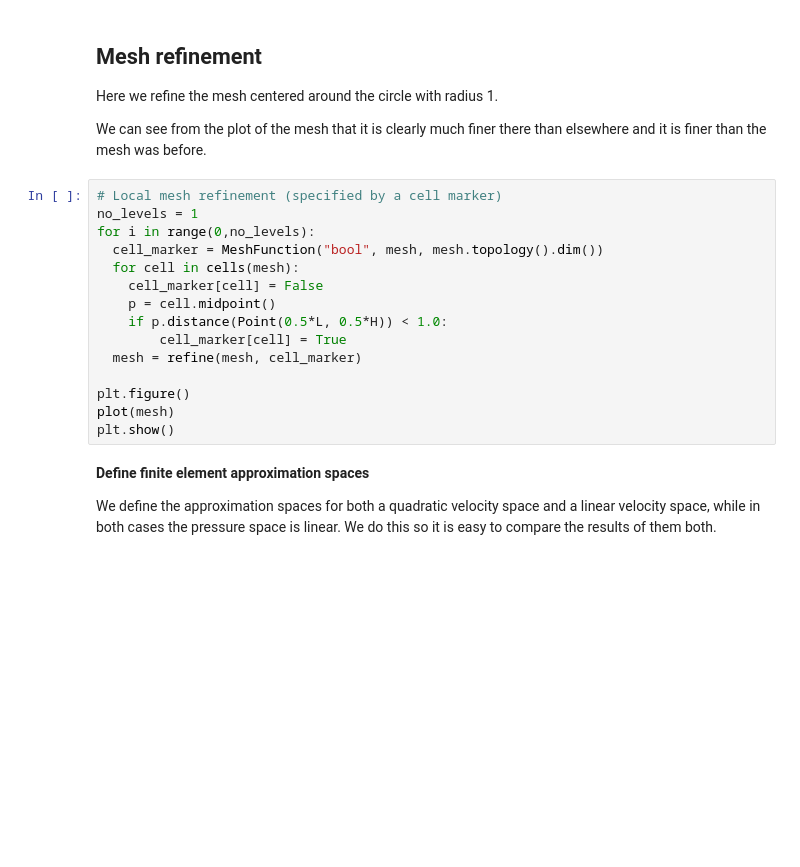
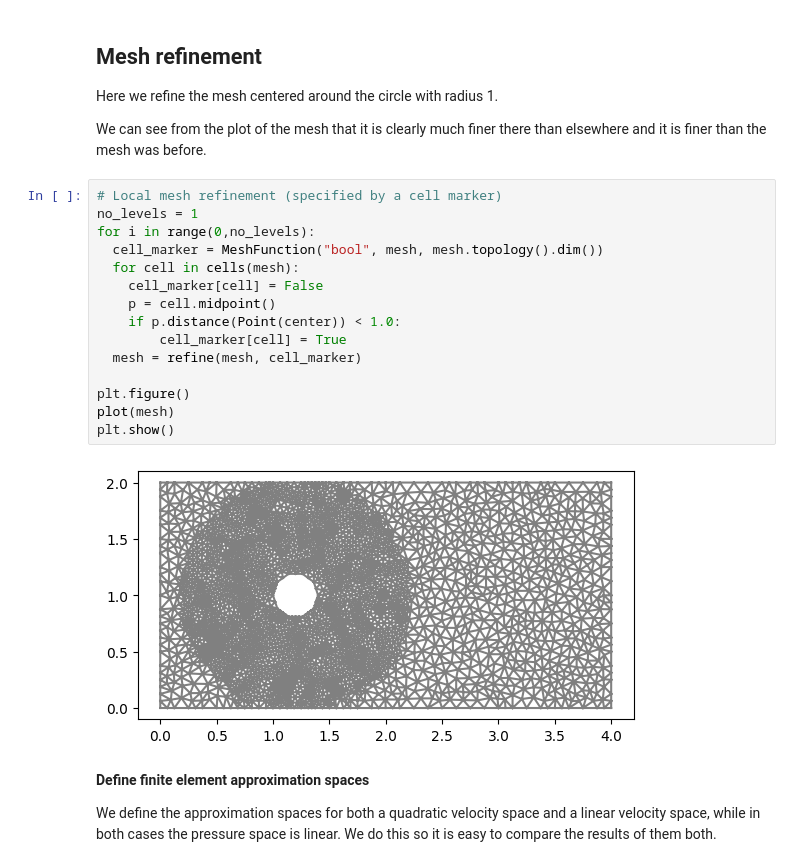
Before and after one commit to johanhoffman/DD2365_VT23, a Jupyter notebook: Lab1/sindrimagg_lab1.ipynb, the cells around one changed output. Cells and saved outputs as stored; diff of their text form; blank space fills up the shorter version.

```diff
--- a/Lab1/sindrimagg_lab1.ipynb
+++ b/Lab1/sindrimagg_lab1.ipynb
@@ -127,18 +129,20 @@ We can see from the plot of the mesh that it is clearly much finer there than el
 # %%
 # Local mesh refinement (specified by a cell marker)
 no_levels = 1
 for i in range(0,no_levels):
   cell_marker = MeshFunction("bool", mesh, mesh.topology().dim())
   for cell in cells(mesh):
     cell_marker[cell] = False
     p = cell.midpoint()
-    if p.distance(Point(0.5*L, 0.5*H)) < 1.0:
+    if p.distance(Point(center)) < 1.0:
         cell_marker[cell] = True
   mesh = refine(mesh, cell_marker)
 
 plt.figure()
 plot(mesh)
 plt.show()
+# %% [output]
+[figure, added]
 # %% [markdown]
 **Define finite element approximation spaces**
 
```
Also changed, not shown: parts of 16 cells of this notebook.
